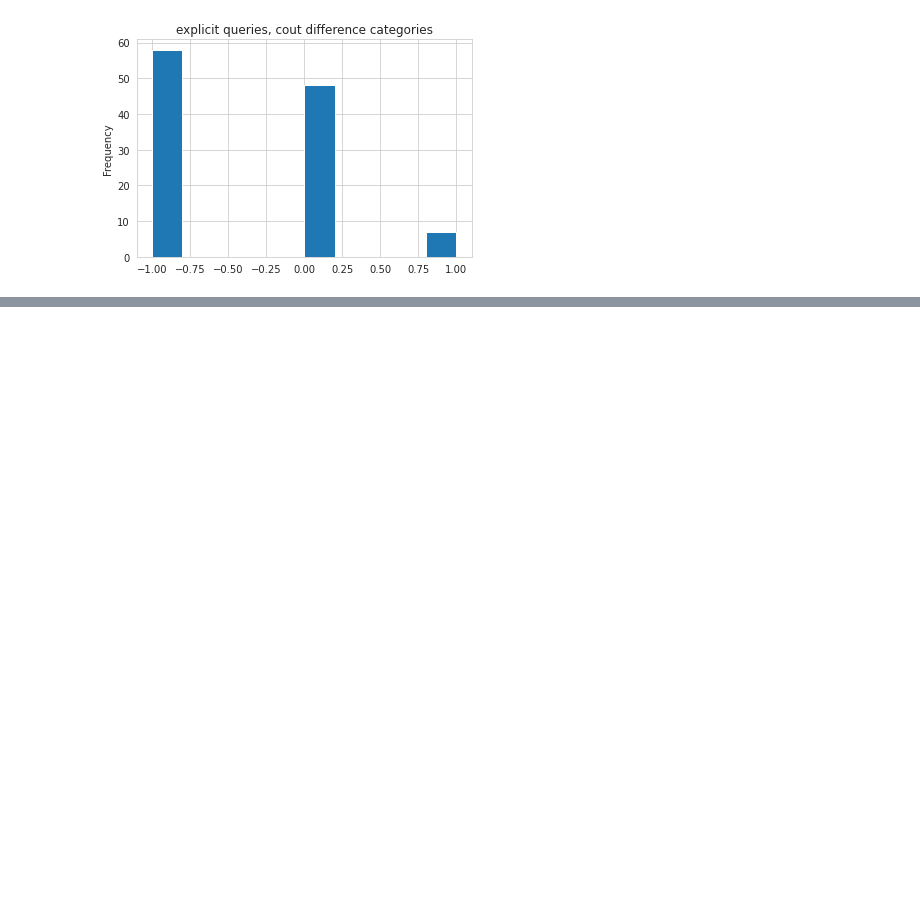
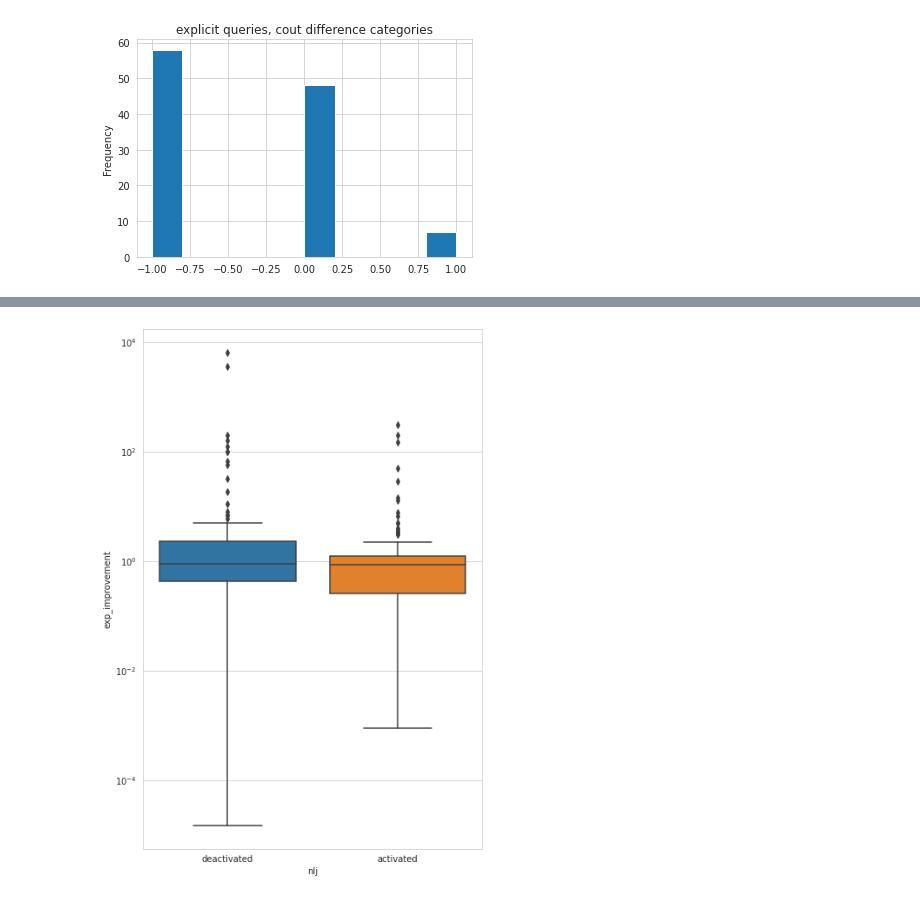
Before and after one commit to rbergm/aft, a Jupyter notebook: C_out evaluation.ipynb, the cells around one changed output, grey strips where cells are left out. Cells and saved outputs as stored; diff of their text form; code cells hidden in the pictures; blank space fills up the shorter version.

```diff
--- a/C_out evaluation.ipynb
+++ b/C_out evaluation.ipynb
@@ -114,0 +148,5 @@ np.sign(df_exp_comb.cout_diff).plot(kind="hist", title="explicit queries, cout d
+# %%
+df_impexp["qerror1"] = qerror1(df_impexp.cout_imp, df_impexp.cout_exp)
+# %%
+df_impexp["exp_improvement"] = df_impexp.cout_imp.replace(0, np.nan) / df_impexp.cout_exp.replace(np.nan)
+df_impexp
@@ -114,0 +168,6 @@ np.sign(df_exp_comb.cout_diff).plot(kind="hist", title="explicit queries, cout d
+# %%
+df_impexp["nlj"] = "deactivated"
+df_impexp_nlj["nlj"] = "activated"
+# %%
+df_impexp_comb = pd.concat([df_impexp.reset_index(), df_impexp_nlj.reset_index()])
+df_impexp_comb
@@ -114,0 +188,6 @@ np.sign(df_exp_comb.cout_diff).plot(kind="hist", title="explicit queries, cout d
+# %%
+fig, ax = plt.subplots(figsize=(7,11))
+g = sns.boxplot(data=df_impexp_comb, y="exp_improvement", x="nlj", ax=ax)
+g.set_yscale("log")
+# %% [output]
+[figure, added]
```
Also changed, not shown: parts of 10 cells of this notebook.
